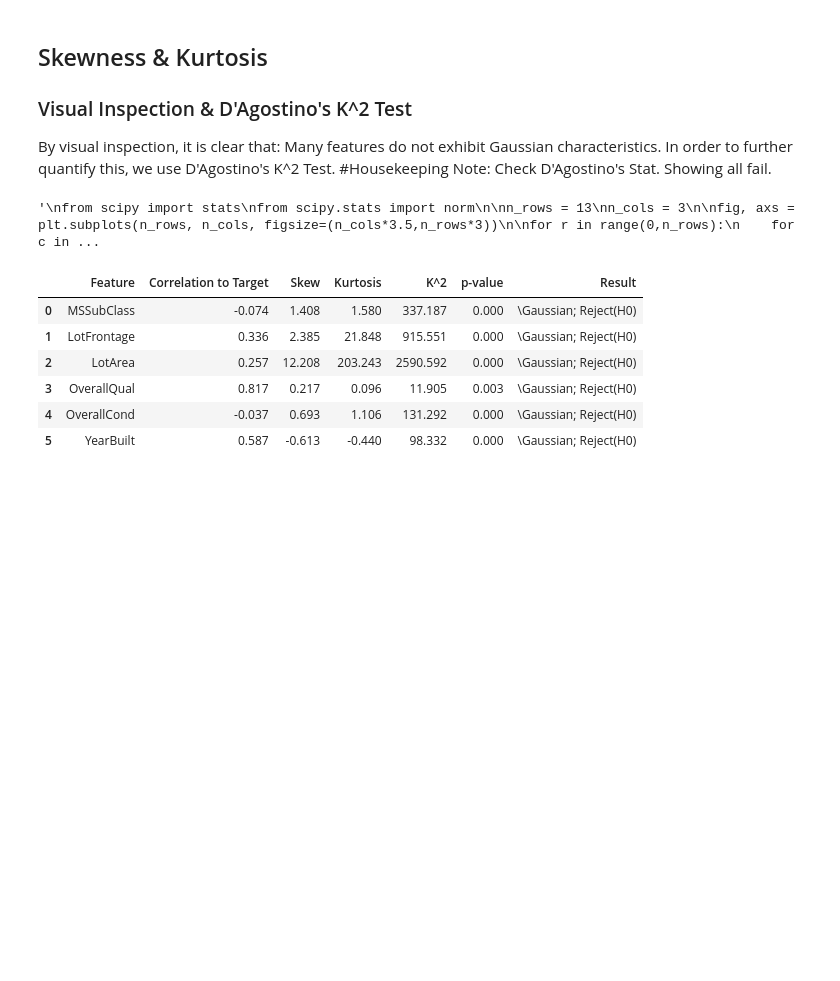
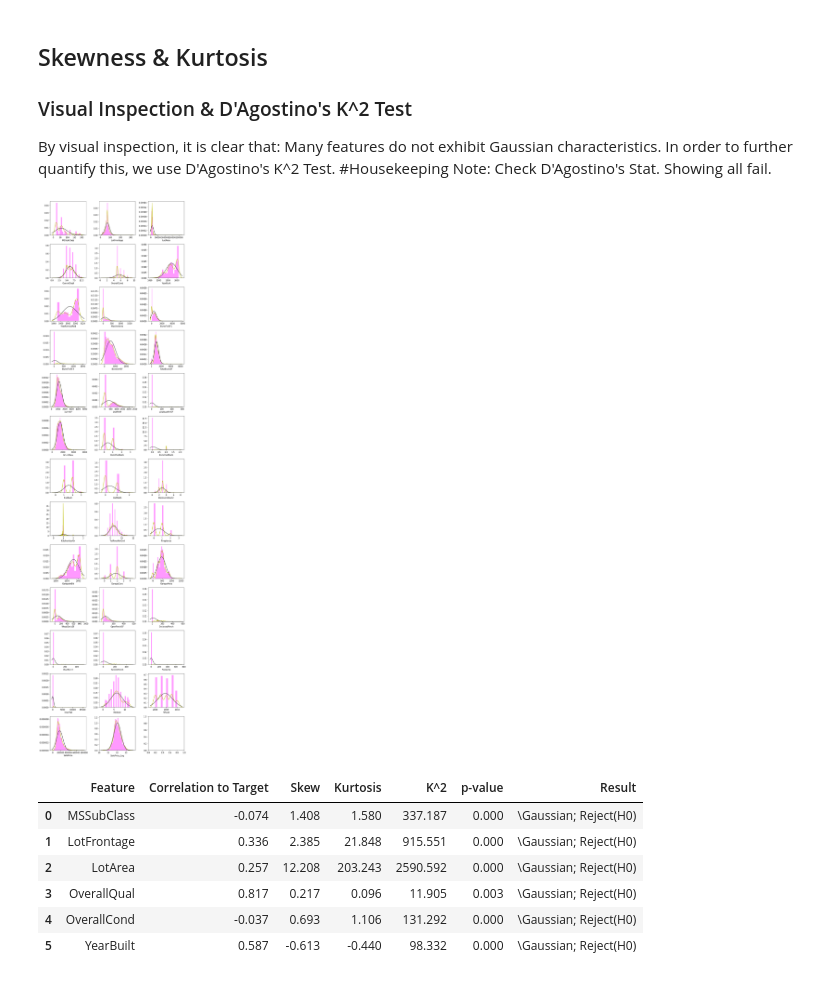
Before and after one commit to Timothy-Day/Project-Tribore, a Jupyter notebook: TimothyDay/Model/ML_Tribore_Data.ipynb, the cells around one changed output. Saved outputs shown, nothing was run; the diff lists cells and outputs as text; code cells hidden in the pictures; blank space fills up the shorter version.

```diff
--- a/TimothyDay/Model/ML_Tribore_Data.ipynb
+++ b/TimothyDay/Model/ML_Tribore_Data.ipynb
@@ -197,30 +197,29 @@ By visual inspection, it is clear that:
  Many features do not exhibit Gaussian characteristics. In order to further quantify this, we use D'Agostino's K^2 Test.
  #Housekeeping Note: Check D'Agostino's Stat. Showing all fail.
 # %%
-'''
+
 from scipy import stats
 from scipy.stats import norm
 
 n_rows = 13
 n_cols = 3
 
 fig, axs = plt.subplots(n_rows, n_cols, figsize=(n_cols*3.5,n_rows*3))
 
 for r in range(0,n_rows):
     for c in range(0,n_cols):
         i = r*n_cols+c
         if i < len(list(features_num)):
             sns.distplot(df_train[features_num[i]],
                          fit = norm, kde = True,
                          ax = axs[r][c],
                          color ='#ff00ff',
                          kde_kws = {"color":"y"})
 
 plt.tight_layout()
 plt.show()
-'''
 # %% [output]
-'\nfrom scipy import stats\nfrom scipy.stats import norm\n\nn_rows = 13\nn_cols = 3\n\nfig, axs = plt.subplots(n_rows, n_cols, figsize=(n_cols*3.5,n_rows*3))\n\nfor r in range(0,n_rows):\n    for c in ...
+[figure, added]
 # %%
 from numpy.random import seed
 from numpy.random import randn
```
Also changed, not shown: parts of 10 cells of this notebook, 3 other files.
